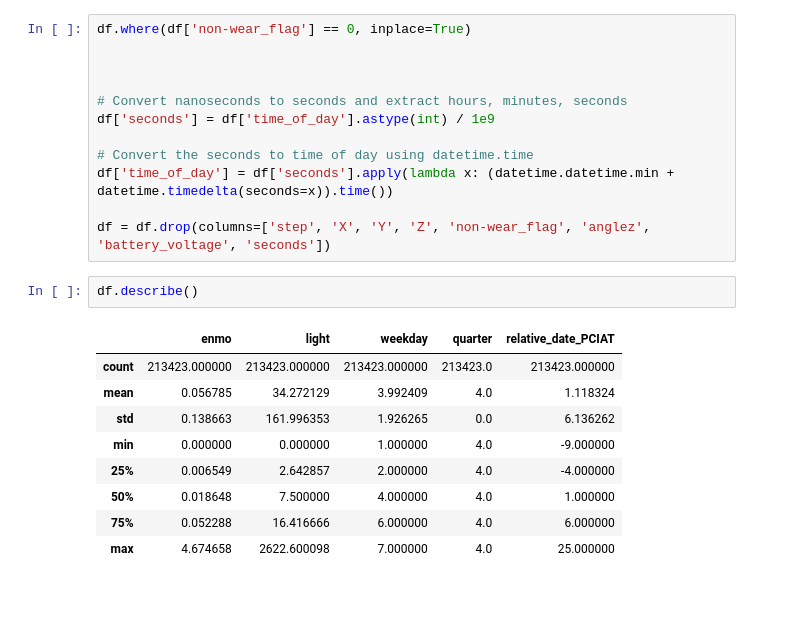
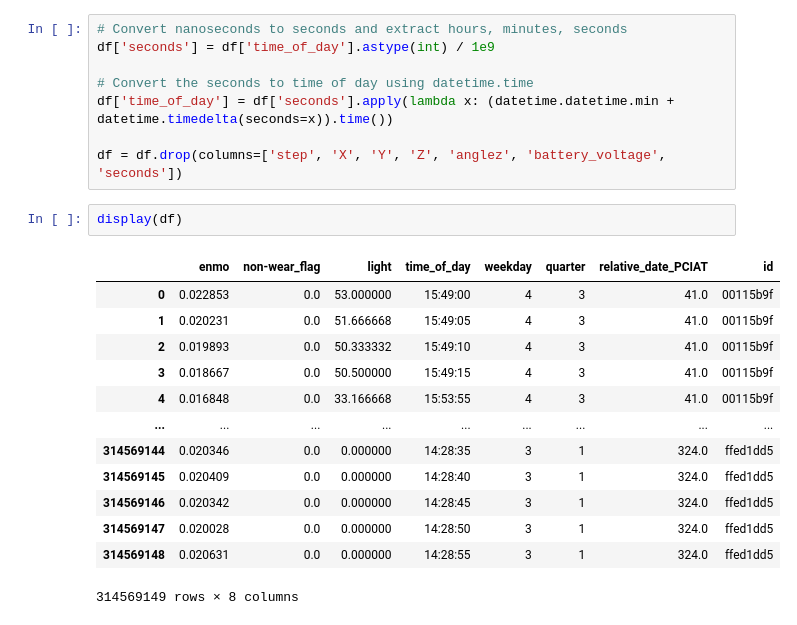
Before and after one commit to ASilins/mal1-2024, a Jupyter notebook: final project/analysis_actigraphy.ipynb, the cells around one changed output. Cells and saved outputs as stored; diff of their text form; blank space fills up the shorter version.

```diff
--- a/final project/analysis_actigraphy.ipynb
+++ b/final project/analysis_actigraphy.ipynb
@@ -23,24 +78,24 @@ display(df)
 # %%
-df.where(df['non-wear_flag'] == 0, inplace=True)
-
-
-
 # Convert nanoseconds to seconds and extract hours, minutes, seconds
 df['seconds'] = df['time_of_day'].astype(int) / 1e9
 
 # Convert the seconds to time of day using datetime.time
 df['time_of_day'] = df['seconds'].apply(lambda x: (datetime.datetime.min + datetime.timedelta(seconds=x)).time())
 
-df = df.drop(columns=['step', 'X', 'Y', 'Z', 'non-wear_flag', 'anglez', 'battery_voltage', 'seconds'])
+df = df.drop(columns=['step', 'X', 'Y', 'Z', 'anglez', 'battery_voltage', 'seconds'])
-# %%
-df.describe()
-# %% [output]
-|  | enmo | light | weekday | quarter | relative_date_PCIAT |
-| count | 213423.000000 | 213423.000000 | 213423.000000 | 213423.0 | 213423.000000 |
-| mean | 0.056785 | 34.272129 | 3.992409 | 4.0 | 1.118324 |
-| std | 0.138663 | 161.996353 | 1.926265 | 0.0 | 6.136262 |
-| min | 0.000000 | 0.000000 | 1.000000 | 4.0 | -9.000000 |
-| 25% | 0.006549 | 2.642857 | 2.000000 | 4.0 | -4.000000 |
-| 50% | 0.018648 | 7.500000 | 4.000000 | 4.0 | 1.000000 |
-| 75% | 0.052288 | 16.416666 | 6.000000 | 4.0 | 6.000000 |
-| max | 4.674658 | 2622.600098 | 7.000000 | 4.0 | 25.000000 |
+# %%
+display(df)
+# %% [output]
+|  | enmo | non-wear_flag | light | time_of_day | weekday | quarter | relative_date_PCIAT | id |
+| 0 | 0.022853 | 0.0 | 53.000000 | 15:49:00 | 4 | 3 | 41.0 | 00115b9f |
+| 1 | 0.020231 | 0.0 | 51.666668 | 15:49:05 | 4 | 3 | 41.0 | 00115b9f |
+| 2 | 0.019893 | 0.0 | 50.333332 | 15:49:10 | 4 | 3 | 41.0 | 00115b9f |
+| 3 | 0.018667 | 0.0 | 50.500000 | 15:49:15 | 4 | 3 | 41.0 | 00115b9f |
+| 4 | 0.016848 | 0.0 | 33.166668 | 15:53:55 | 4 | 3 | 41.0 | 00115b9f |
+| ... | ... | ... | ... | ... | ... | ... | ... | ... |
+| 314569144 | 0.020346 | 0.0 | 0.000000 | 14:28:35 | 3 | 1 | 324.0 | ffed1dd5 |
+| 314569145 | 0.020409 | 0.0 | 0.000000 | 14:28:40 | 3 | 1 | 324.0 | ffed1dd5 |
+| 314569146 | 0.020342 | 0.0 | 0.000000 | 14:28:45 | 3 | 1 | 324.0 | ffed1dd5 |
+| 314569147 | 0.020028 | 0.0 | 0.000000 | 14:28:50 | 3 | 1 | 324.0 | ffed1dd5 |
+| 314569148 | 0.020631 | 0.0 | 0.000000 | 14:28:55 | 3 | 1 | 324.0 | ffed1dd5 |
+314569149 rows × 8 columns
```
Also changed, not shown: parts of 14 cells of this notebook, 1 other file.
